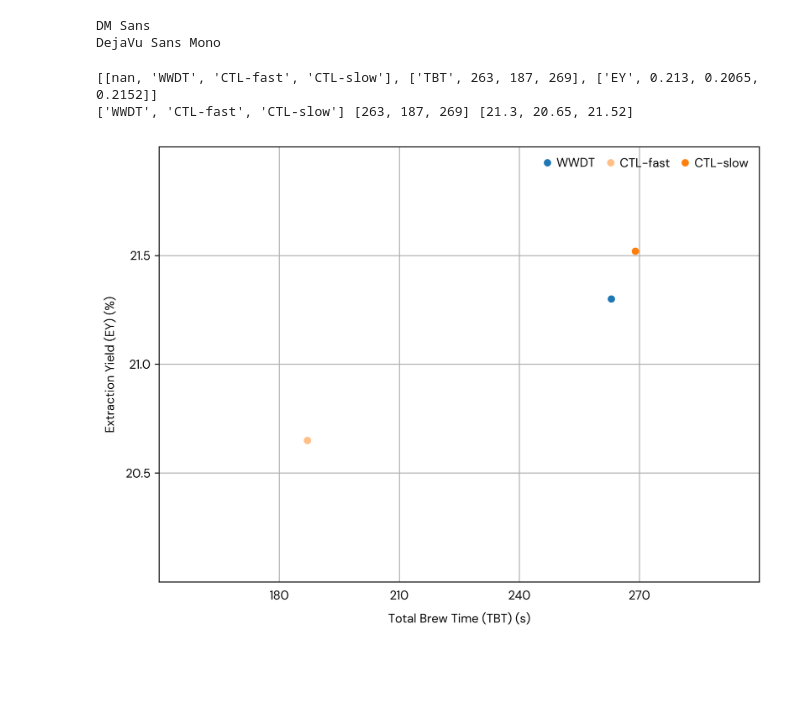
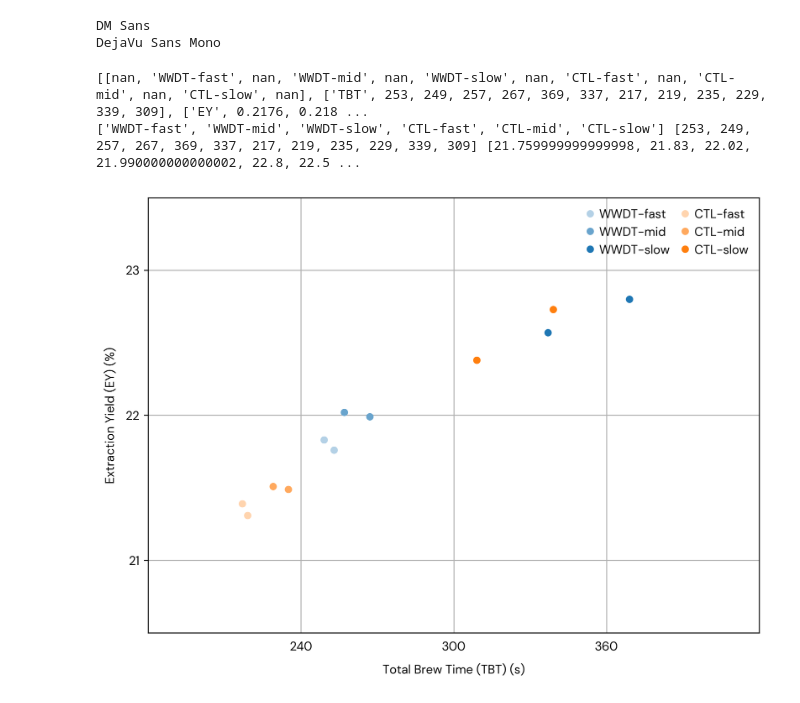
Before and after one commit to haoyung/haoyung.github.io, a Jupyter notebook: assets/img/WWDT/draw.ipynb, the cells around one changed output. Cells and saved outputs as stored; diff of their text form; code cells hidden in the pictures; blank space fills up the shorter version.

Commit message:
WWDT fig1 + fig2

```diff
--- a/assets/img/WWDT/draw.ipynb
+++ b/assets/img/WWDT/draw.ipynb
@@ -137,8 +137,9 @@ def draw_pre_exp(sheet_name, fig_num):
 
   dots = [mlines.Line2D([], [], color=color, marker='o', linestyle='None',
                         markersize=5, label=label) for color, label in zip(gradient_colors, labels)]
+  dots.insert(1, mlines.Line2D([], [], color='none', marker='none', linestyle='none'))
   ax.legend(handles=dots, loc='upper right',
-              frameon=False, ncol=3, handletextpad=0.5, handlelength=0.5, columnspacing=1)
+              frameon=False, ncol=2, handletextpad=0.5, handlelength=0.5, columnspacing=1)
 
   finalize_plot(fig_num)
 
@@ -179,10 +180,10 @@ def draw_main_exp(sheet_name, fig_num):
 
   dots = [mlines.Line2D([], [], color=color, marker='o', linestyle='None',
                         markersize=5, label=label) for color, label in zip(gradient_colors, labels)]
-  order = [0, 3, 1, 4, 2, 5]
-  dots = [dots[i] for i in order]
+  # order = [0, 3, 1, 4, 2, 5]
+  # dots = [dots[i] for i in order]
   ax.legend(handles=dots, loc='upper right',
-              frameon=False, ncol=3, handletextpad=0.5, handlelength=0.5, columnspacing=1)
+              frameon=False, ncol=2, handletextpad=0.5, handlelength=0.5, columnspacing=1)
 
   finalize_plot(fig_num)
 
@@ -273,10 +274,10 @@ def draw_main_exp_line(sheet_name, fig_num):
 
   finalize_plot(fig_num)
 # %%
-draw_pre_exp('Pre', 1)
-# draw_main_exp('Main', 2)
+# draw_pre_exp('Pre', 1)
+draw_main_exp('Main', 2)
 # draw_main_exp_line('Main', 3)
 # %% [output]
-[[nan, 'WWDT', 'CTL-fast', 'CTL-slow'], ['TBT', 263, 187, 269], ['EY', 0.213, 0.2065, 0.2152]]
-['WWDT', 'CTL-fast', 'CTL-slow'] [263, 187, 269] [21.3, 20.65, 21.52]
+[[nan, 'WWDT-fast', nan, 'WWDT-mid', nan, 'WWDT-slow', nan, 'CTL-fast', nan, 'CTL-mid', nan, 'CTL-slow', nan], ['TBT', 253, 249, 257, 267, 369, 337, 217, 219, 235, 229, 339, 309], ['EY', 0.2176, 0.218 ...
+['WWDT-fast', 'WWDT-mid', 'WWDT-slow', 'CTL-fast', 'CTL-mid', 'CTL-slow'] [253, 249, 257, 267, 369, 337, 217, 219, 235, 229, 339, 309] [21.759999999999998, 21.83, 22.02, 21.990000000000002, 22.8, 22.5 ...
-[figure, old version]
+[figure, new version]
```
Also changed, not shown: 5 other files.
